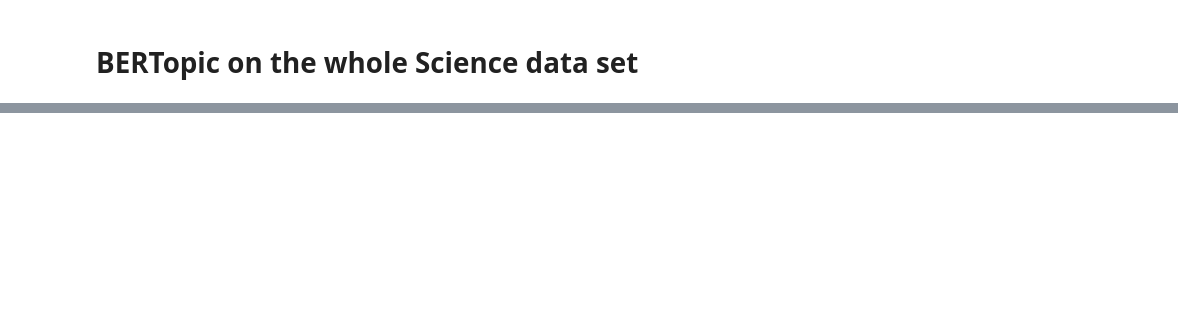
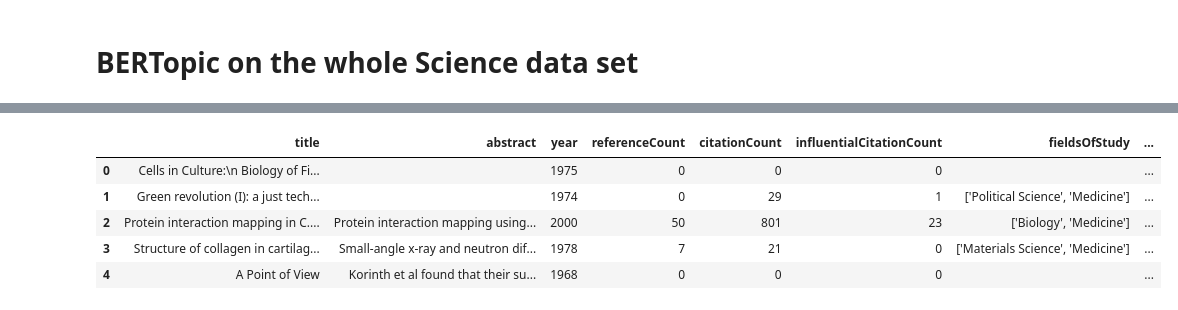
Before and after one commit to KutlualpTazefidan/convergence_oracle, a Jupyter notebook: Playground_KT/fetching/0_Semantic_API_kt/1_0_0_Clustering_using_BerTopic_for_SemanticScholar.ipynb, the cells around one changed output, grey strips where cells are left out. Cells and saved outputs as stored; diff of their text form; code cells hidden in the pictures; blank space fills up the shorter version.

```diff
--- a/Playground_KT/fetching/0_Semantic_API_kt/1_0_0_Clustering_using_BerTopic_for_SemanticScholar.ipynb
+++ b/Playground_KT/fetching/0_Semantic_API_kt/1_0_0_Clustering_using_BerTopic_for_SemanticScholar.ipynb
@@ -264,3 +398,3 @@ Changing the sparsity structure of a csr_matrix is expensive. lil_matrix is more
 # %%
-df = add_topic_labels(df,topics,model)
+intertopic_distance_map_3d(df,topics,model,my_embeddings)
 # %% [output]
@@ -292,0 +429,9 @@ model.get_topic_info()
+# %%
+df.head()
+# %% [output]
+|  | title | abstract | year | referenceCount | citationCount | influentialCitationCount | fieldsOfStudy | ... |
+| 0 | Cells in Culture:\n Biology of Fi... |  | 1975 | 0 | 0 | 0 |  | ... |
+| 1 | Green revolution (I): a just tech... |  | 1974 | 0 | 29 | 1 | ['Political Science', 'Medicine'] | ... |
+| 2 | Protein interaction mapping in C.... | Protein interaction mapping using... | 2000 | 50 | 801 | 23 | ['Biology', 'Medicine'] | ... |
+| 3 | Structure of collagen in cartilag... | Small-angle x-ray and neutron dif... | 1978 | 7 | 21 | 0 | ['Materials Science', 'Medicine'] | ... |
+| 4 | A Point of View | Korinth et al found that their su... | 1968 | 0 | 0 | 0 |  | ... |
```
Also changed, not shown: parts of 13 cells of this notebook.
